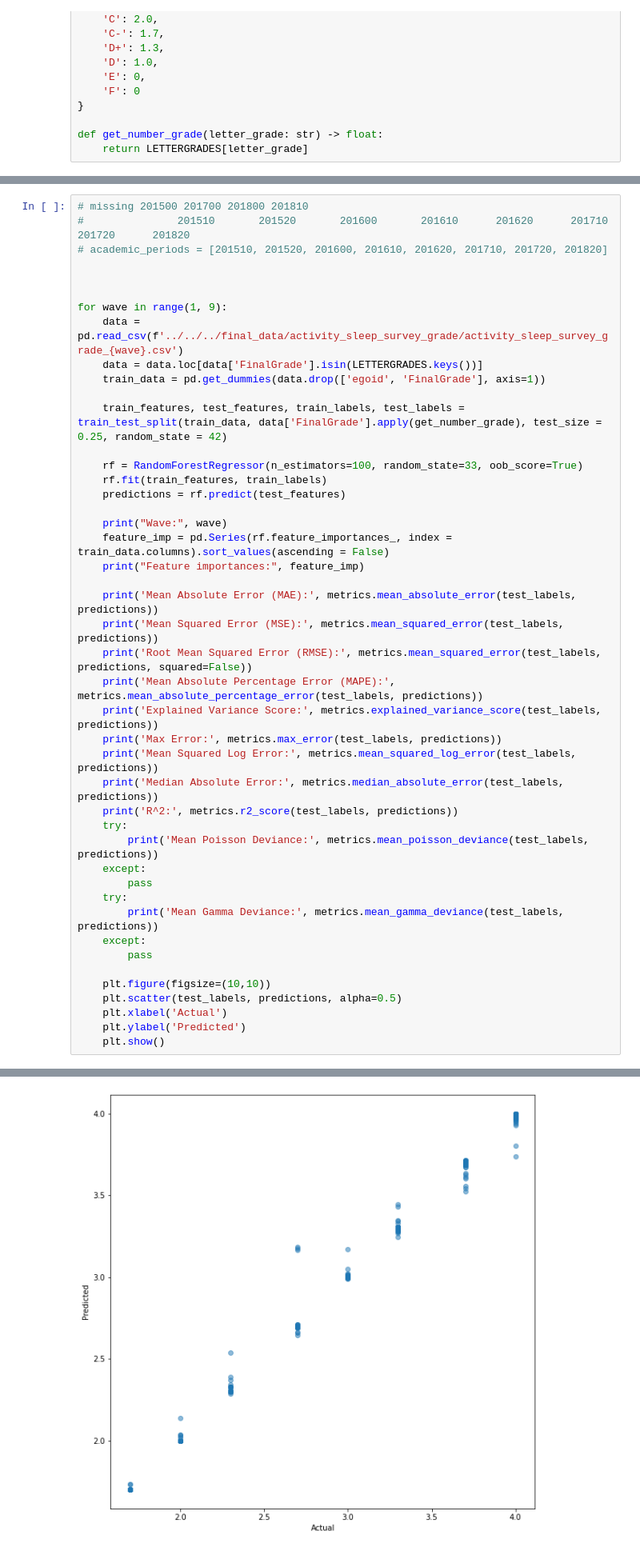
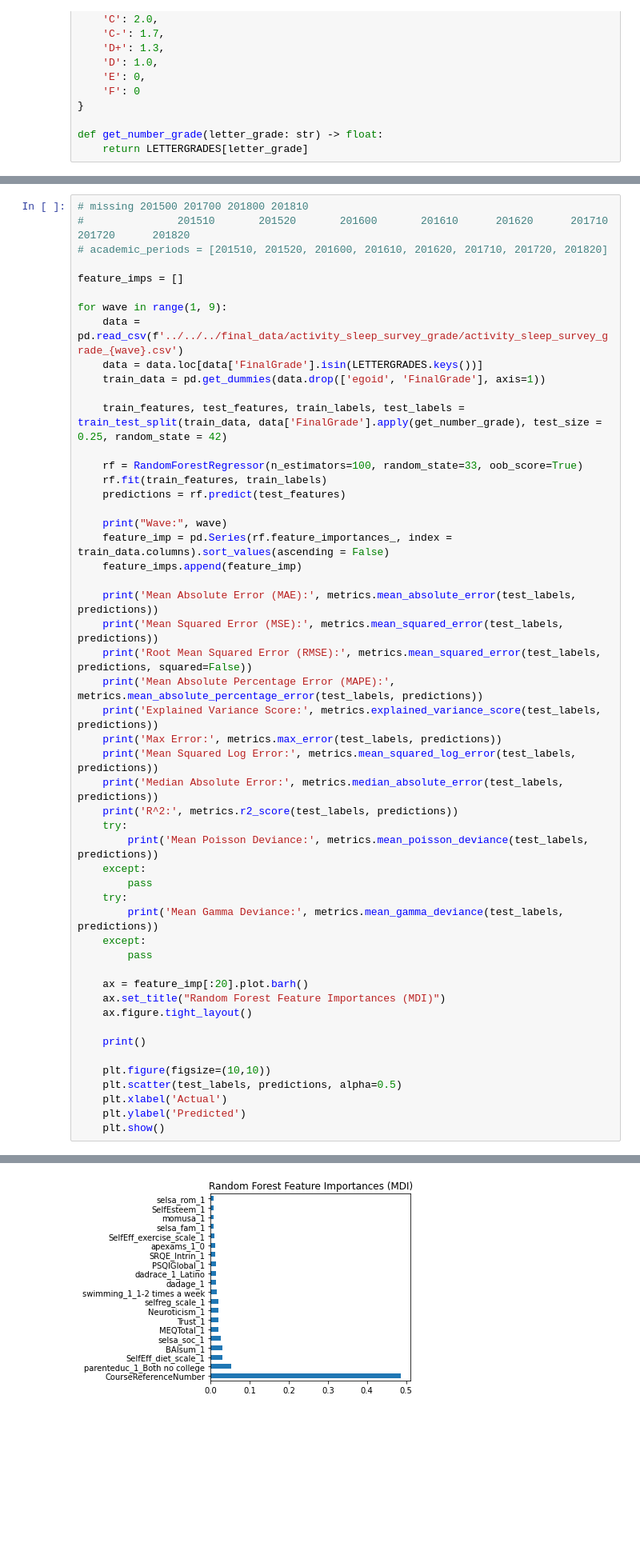
Before and after one commit to EAltunoglu/cmpe492, a Jupyter notebook: random_forest/regressor/grade/all_waves.ipynb, the cells around one changed output, grey strips where cells are left out. Shown at 80% size. Saved outputs shown, nothing was run; the diff lists cells and outputs as text; blank space fills up the shorter version.

```diff
--- a/random_forest/regressor/grade/all_waves.ipynb
+++ b/random_forest/regressor/grade/all_waves.ipynb
@@ -49,7 +52,7 @@ gs.best_params_
 #               201510       201520       201600       201610      201620      201710      201720      201820
 # academic_periods = [201510, 201520, 201600, 201610, 201620, 201710, 201720, 201820]
 
-
+feature_imps = []
 
 for wave in range(1, 9):
     data = pd.read_csv(f'../../../final_data/activity_sleep_survey_grade/activity_sleep_survey_grade_{wave}.csv')
@@ -64,7 +67,7 @@ for wave in range(1, 9):
 
     print("Wave:", wave)
     feature_imp = pd.Series(rf.feature_importances_, index = train_data.columns).sort_values(ascending = False)
-    print("Feature importances:", feature_imp)
+    feature_imps.append(feature_imp)
 
     print('Mean Absolute Error (MAE):', metrics.mean_absolute_error(test_labels, predictions))
     print('Mean Squared Error (MSE):', metrics.mean_squared_error(test_labels, predictions))
@@ -84,6 +87,12 @@ for wave in range(1, 9):
     except:
         pass
 
+    ax = feature_imp[:20].plot.barh()
+    ax.set_title("Random Forest Feature Importances (MDI)")
+    ax.figure.tight_layout()
+
+    print()
+
     plt.figure(figsize=(10,10))
     plt.scatter(test_labels, predictions, alpha=0.5)
     plt.xlabel('Actual')
@@ -106,5 +110,5 @@ daddec_1                                        0.000000e+00
 Median Absolute Error: 0.0
 R^2: 0.9997683984417756
 Mean Poisson Deviance: 1.7252857196751355e-05
 Mean Gamma Deviance: 5.713493480440171e-06
-[figure, old version]
+[figure, new version]
```
Also changed, not shown: parts of 22 cells of this notebook, 3 other files.
